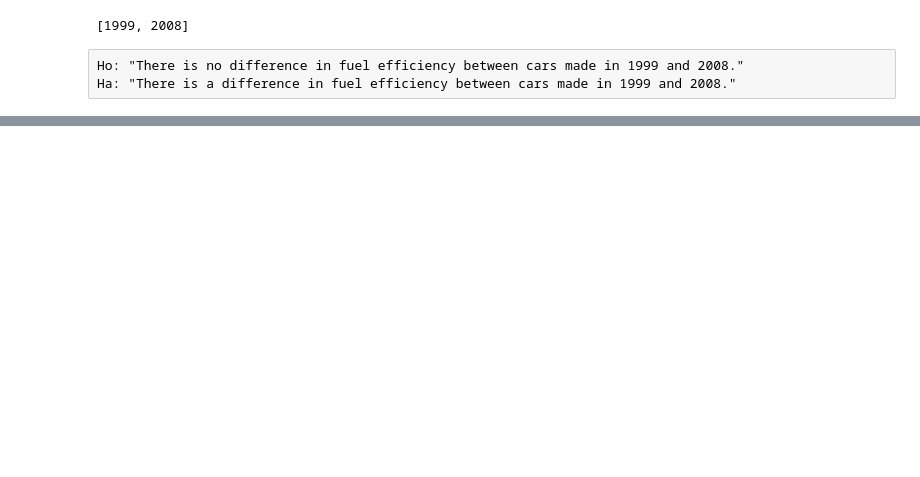
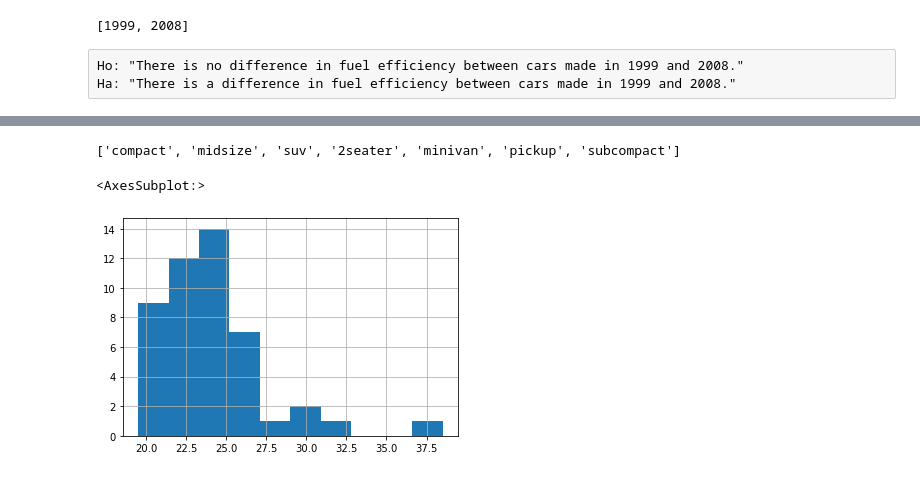
Before and after one commit to annah-vu/statistics-exercises, a Jupyter notebook: hypothesis_testing.ipynb, the cells around one changed output, grey strips where cells are left out. Drawn from its saved outputs; the diff is of its cells as text; code cells hidden in the pictures; blank space fills up the shorter version.

```diff
--- a/hypothesis_testing.ipynb
+++ b/hypothesis_testing.ipynb
@@ -123,0 +195,7 @@ cars_1999 = mpg_df[mpg_df.year==1999]
+# %%
+mpg_df = mpg_df.rename(columns = {'class': "car_type"})
+compact_fuel = mpg_df[mpg_df.car_type=="compact"].fuel_efficiency
+# %%
+list(mpg_df['car_type'].unique())
+# %% [output]
+['compact', 'midsize', 'suv', '2seater', 'minivan', 'pickup', 'subcompact']
@@ -123,0 +213,5 @@ cars_1999 = mpg_df[mpg_df.year==1999]
+# %%
+compact_fuel.hist()
+# %% [output]
+<AxesSubplot:>
+[figure, added]
```
Also changed, not shown: parts of 30 cells of this notebook.
